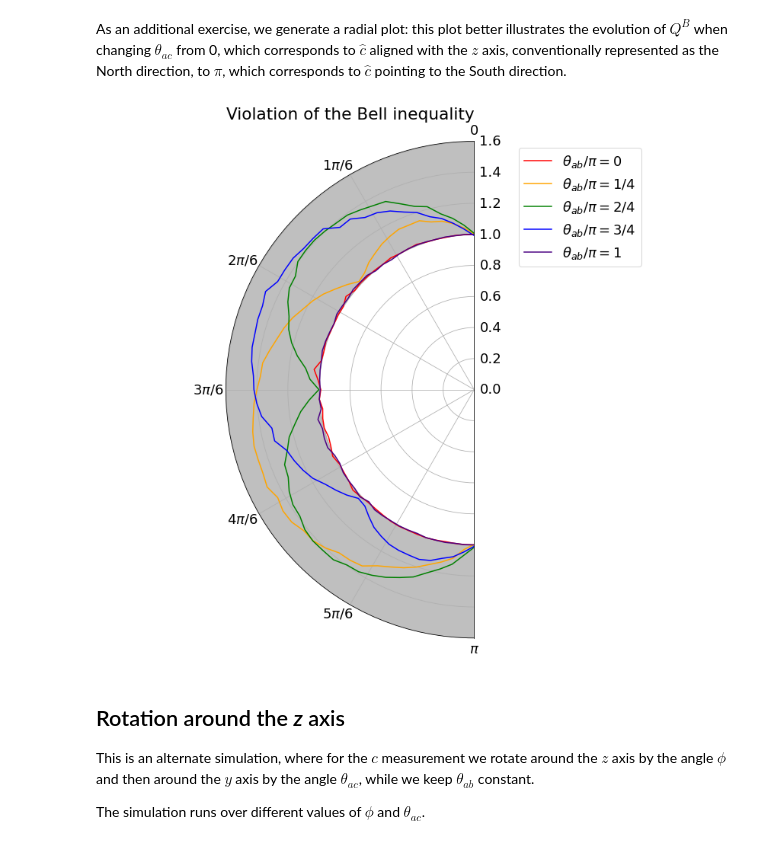
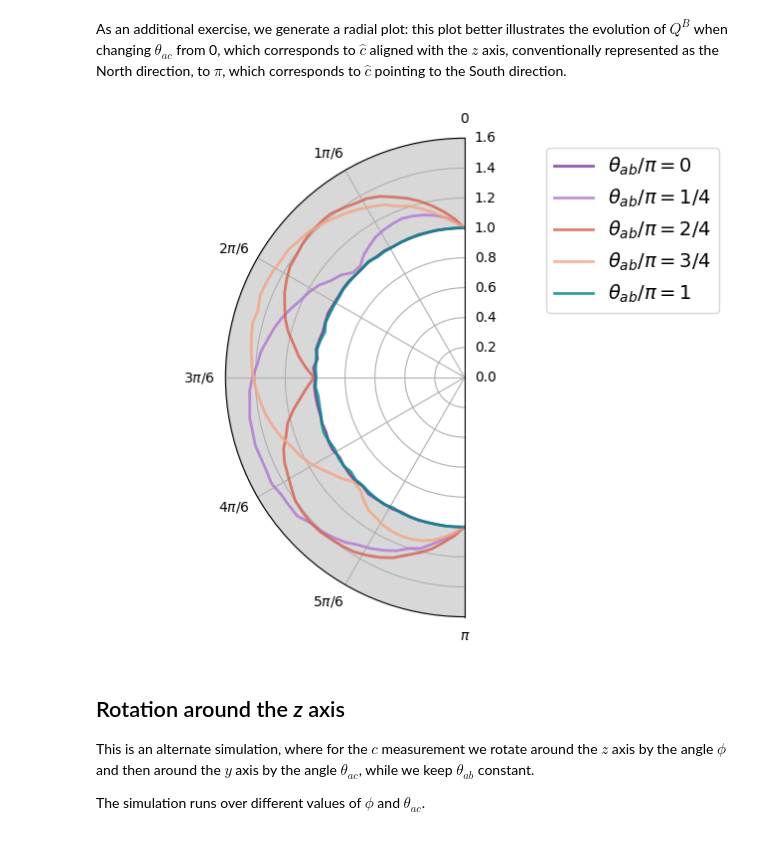
Before and after one commit to qiboteam/qiboedu, a Jupyter notebook: notebooks/Bell64 inequality.ipynb, the cells around one changed output. Drawn from its saved outputs; the diff is of its cells as text; code cells hidden in the pictures.

```diff
--- a/notebooks/Bell64 inequality.ipynb
+++ b/notebooks/Bell64 inequality.ipynb
@@ -120,28 +107,9 @@ plt.show()
 # %% [markdown]
 As an additional exercise, we generate a radial plot: this plot better illustrates the evolution of $Q^B$ when changing $\theta_{ac}$ from 0, which corresponds to $\hat{c}$ aligned with the $z$ axis, conventionally represented as the North direction, to $\pi$, which corresponds to $\hat{c}$ pointing to the South direction.
-# %%
-fig, ax = plt.subplots(figsize=(12, 12), subplot_kw={'projection': 'polar'})
-th = [(i*pi/ac_steps) for i in range(ac_steps+1)]
-
-for i_ab in range(ab_steps+1):
-    ax.plot(th, Q_B[i_ab][:len(th)], color=colors[i_ab], label=labels[i_ab])
-
-# color the violation band
-ax.fill_between(x=th, y1=1, y2=1.6, color="0.5", alpha=0.5)
-
-ax.set_xticks([(i*pi/6) for i in range(7)], labels=['0'] + ['$%d\\pi/6$    ' % i for i in range(1, 6)] + ['$\\pi$'])
-ax.set_theta_zero_location("N")
-ax.set_thetamin(0)
-ax.set_thetamax(180)
-ax.set_ylim([0, 1.6])
-
-plt.title('Violation of the Bell inequality')
-plt.grid(True)
-ax.legend(bbox_to_anchor=(1.1, 1.0))
-plt.show()
-#fig.savefig("simulation_Bell_Qibo_polar.pdf")
-# %% [output]
-[figure, removed]
+# %%
+plot_bell_inequalities(Q_values=Q_B, ac_steps=ac_steps, ab_steps=ab_steps, img_width=1, plot_projection="polar", savetitle="bw_2")
+# %% [output]
+[figure, added]
 # %% [markdown]
 ## Rotation around the _z_ axis
 
```
Also changed, not shown: parts of 8 cells of this notebook, 2 other files.
